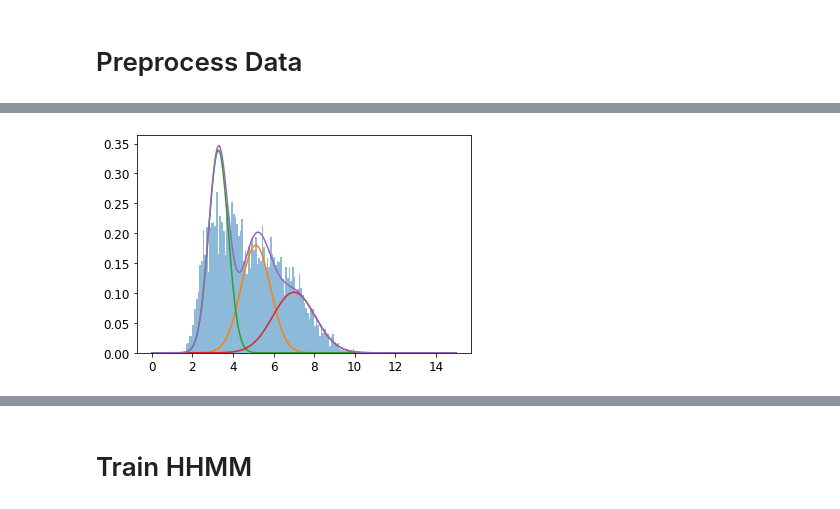
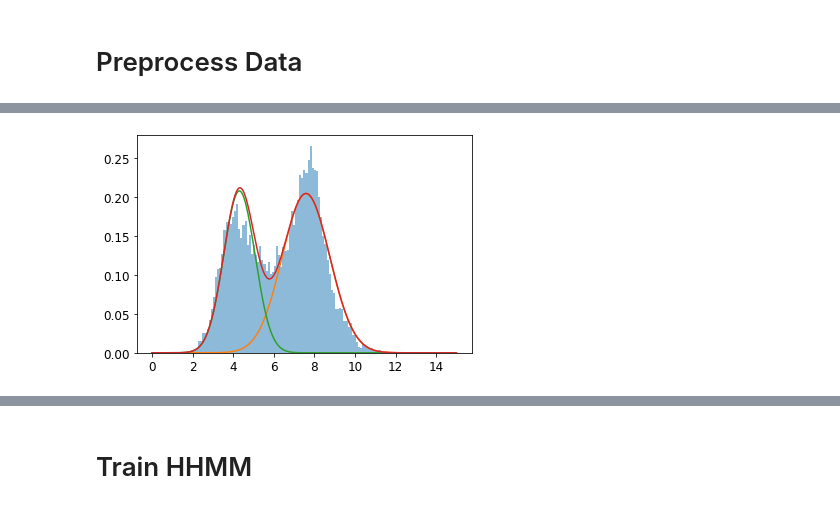
Before and after one commit to evsi8432/CarHHMM, a Jupyter notebook: Code/Final_Code.ipynb, the cells around one changed output, grey strips where cells are left out. Saved outputs shown, nothing was run; the diff lists cells and outputs as text; code cells hidden in the pictures.

```diff
--- a/Code/Final_Code.ipynb
+++ b/Code/Final_Code.ipynb
@@ -47,11 +63,21 @@ model = 'CarHHMM2'
 # %%
 pars = Parameters.Parameters()
+
+pars.cvc_file = '../Data/%s/%s.cvc' % (year,whale)
+pars.csv_file = '../Data/%s/%s_001.csv' % (year,whale)
+
+pars.stime = '2020-08-22 08:15:00'
+pars.etime = '2020-08-22 15:45:00'
+pars.drop_times = []
+
+pars.share_fine_states = share_fine_states
 
 pars.features = [{'dive_duration':{'corr':False,'f':'gamma'}},
                  {'Ax':{'corr':True,'f':'normal'},
                   'Ay':{'corr':True,'f':'normal'},
                   'Az':{'corr':True,'f':'normal'},
                   'Ahat_low':{'thresh':5,'corr':False,'f':'gamma'}}]
+
 pars.K = [2,3]
 if model == 'CarHMM':
     pars.K = [1,3]
@@ -70,7 +93,0 @@ np.set_printoptions(suppress=True,precision=4)
-# %%
-s_dive = 0
-e_dive = 266
-pars.share_fine_states = True
-HHMM_file = '../../Params/data/%s_k_%s_%s_dives_same_fine_states_long' % (model,pars.K[0],pars.K[1])
-#HHMM_file = '../Params/Data_%s_k_%s_%s_dives_same_fine_states' % (model,pars.K[0],pars.K[1])
-print(HHMM_file)
@@ -312,29 +277,42 @@ Ahat_low
 # %%
-plt.hist([datum['dive_duration'] for datum in data],bins = 50)
+# plot dive duration
+plt.hist([datum['dive_duration'] for datum in data],bins=50)
 plt.show()
 
-if model != 'CarHHMM1':
-    ahat = []
-    for datum in data:
-        for seg in datum['subdive_features']:
-            if np.log(seg['Ahat_low']) < 10:
-                ahat.append(np.log(seg['Ahat_low']))
-    plt.hist([np.log(datum['dive_duration']) for datum in data],bins=20)
-    plt.show()
-    plt.hist(ahat,bins=100,alpha = 0.5,density=True)
-    n=3
-    from sklearn.mixture import BayesianGaussianMixture
-    from sklearn.mixture import GaussianMixture
-    GM = BayesianGaussianMixture(n,max_iter=10,n_init=10)
-    GM.fit(np.array(ahat).reshape(-1, 1))
-    print(GM.means_)
-    print(GM.covariances_)
-    print(GM.weights_)
-    x = np.linspace(0,15,1000)
-    total = np.zeros_like(x)
-    for i in range(n):
-        plt.plot(x,norm.pdf(x,loc=GM.means_[i][0],scale=GM.covariances_[i,0,0])*GM.weights_[i]/np.sum(GM.weights_))
-        total += norm.pdf(x,loc=GM.means_[i][0],scale=GM.covariances_[i,0,0])*GM.weights_[i]
-    plt.plot(x,total/np.sum(GM.weights_))
-    plt.show()
+plt.hist([np.log(datum['dive_duration']) for datum in data],bins=20)
+plt.show()
+
+# get ahat and acceleration
+ahat = []
+acc = []
+for datum in data:
+    for seg in datum['subdive_features']:
+        acc.append(seg['Ax'])
+        ahat.append(np.log(seg['Ahat_low']))
+
+# plot ahat
+plt.hist(ahat,bins=100,alpha = 0.5,density=True)
+n=2
+from sklearn.mixture import BayesianGaussianMixture
+from sklearn.mixture import GaussianMixture
+GM = BayesianGaussianMixture(n,max_iter=10,n_init=10)
+GM.fit(np.array(ahat).reshape(-1, 1))
+print(GM.means_)
+print(GM.covariances_)
+print(GM.weights_)
+x = np.linspace(0,15,1000)
+total = np.zeros_like(x)
+for i in range(n):
+    plt.plot(x,norm.pdf(x,loc=GM.means_[i][0],scale=GM.covariances_[i,0,0])*GM.weights_[i]/np.sum(GM.weights_))
+    total += norm.pdf(x,loc=GM.means_[i][0],scale=GM.covariances_[i,0,0])*GM.weights_[i]
+plt.plot(x,total/np.sum(GM.weights_))
+plt.show()
+
+# plot acceleration
+plt.hist(acc,bins=100)
+plt.show()
+
+# plot acceleration
+plt.hist([np.log(np.abs(x)) for x in acc],bins=100)
+plt.show()
 # %% [output]
@@ -353 +331 @@ Initialization 10 did not converge. Try different init parameters, or increase m
-[figure, old version]
+[figure, new version]
```
Also changed, not shown: parts of 28 cells of this notebook, 6 other files.
